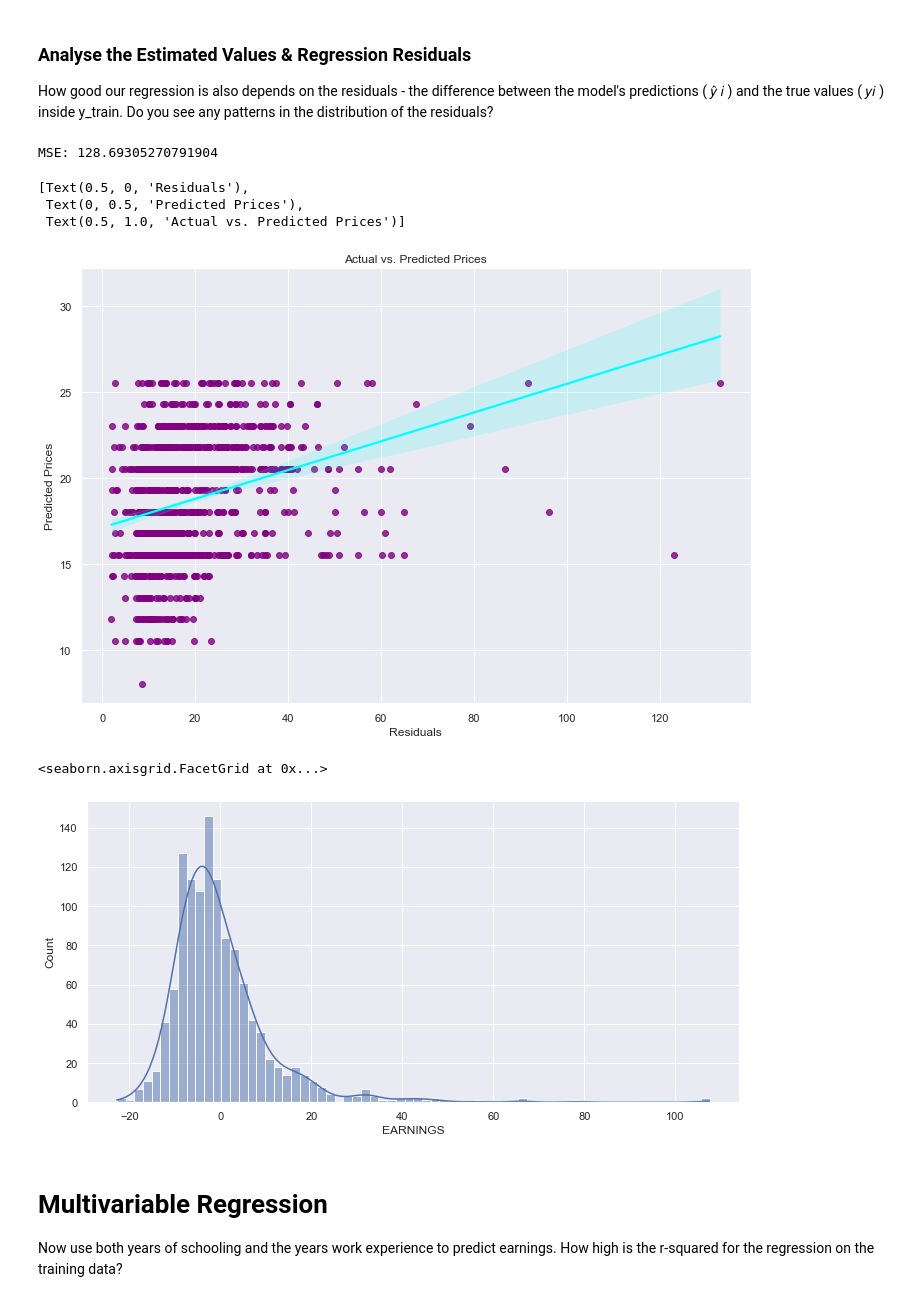
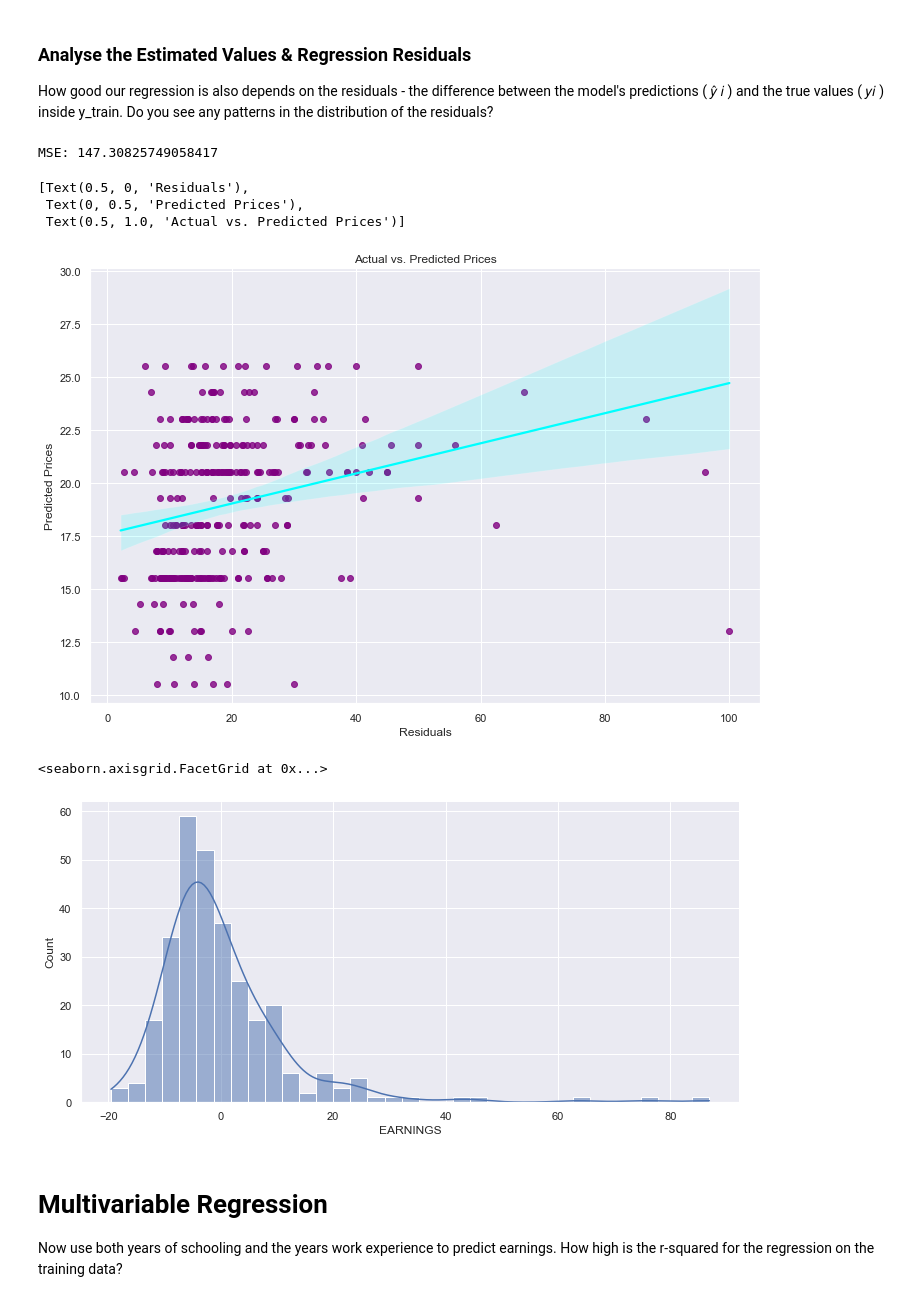
Before and after one commit to tomweinandy/100DaysOfCode, a Jupyter notebook: Projects/Day100/Determinants_of_Earnings.ipynb, the cells around one changed output. Saved outputs shown, nothing was run; the diff lists cells and outputs as text; code cells hidden in the pictures.

```diff
--- a/Projects/Day100/Determinants_of_Earnings.ipynb
+++ b/Projects/Day100/Determinants_of_Earnings.ipynb
@@ -184,6 +190,7 @@ We *can't* use all the entries in our dataset to train our model. Keep 20% of th
 # %%
 y = df['EARNINGS']
 X = df.drop(columns='EARNINGS')
+X = sm.add_constant(X)
 X_train, X_test, y_train, y_test = train_test_split(X, y, test_size=0.2, random_state=24)
 # %% [markdown]
 # Simple Linear Regression
@@ -245,31 +250,31 @@ Notes:
 
 How good our regression is also depends on the residuals - the difference between the model's predictions ( 𝑦̂ 𝑖 ) and the true values ( 𝑦𝑖 ) inside y_train. Do you see any patterns in the distribution of the residuals?
 # %%
-predicted_values = reg.predict(X_train[['S']])
-residuals = (y_train - predicted_values)
+predicted_values = reg.predict(X_test[['S']])
+residuals = (y_test - predicted_values)
 mse = np.mean([e**2 for e in residuals])
 print('MSE:', mse)
 
 sns.set(rc={'figure.figsize':(12,8)})
-ax = sns.regplot(x=y_train,
+ax = sns.regplot(x=y_test,
                  y=predicted_values,
                  scatter_kws={'color':'purple'},
                  line_kws={'color':'cyan'})
 
 ax.set(xlabel='Residuals',
        ylabel='Predicted Prices',
        title='Actual vs. Predicted Prices')
 # %% [output]
-MSE: 128.69305270791904
+MSE: 147.30825749058417
 [Text(0.5, 0, 'Residuals'),
  Text(0, 0.5, 'Predicted Prices'),
  Text(0.5, 1.0, 'Actual vs. Predicted Prices')]
-[figure, old version]
+[figure, new version]
 # %%
 sns.displot(residuals, kde=True, aspect=2)
 # %% [output]
 <seaborn.axisgrid.FacetGrid at 0x...>
-[figure, old version]
+[figure, new version]
 # %% [markdown]
 # Multivariable Regression
 
```
Also changed, not shown: parts of 11 cells of this notebook.
